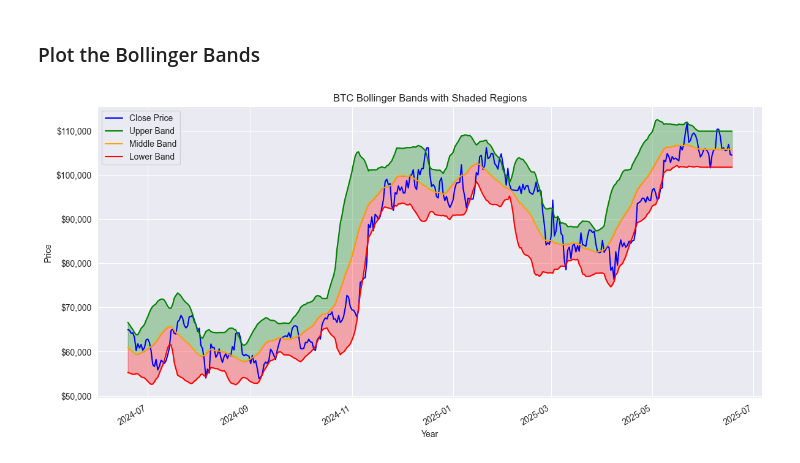
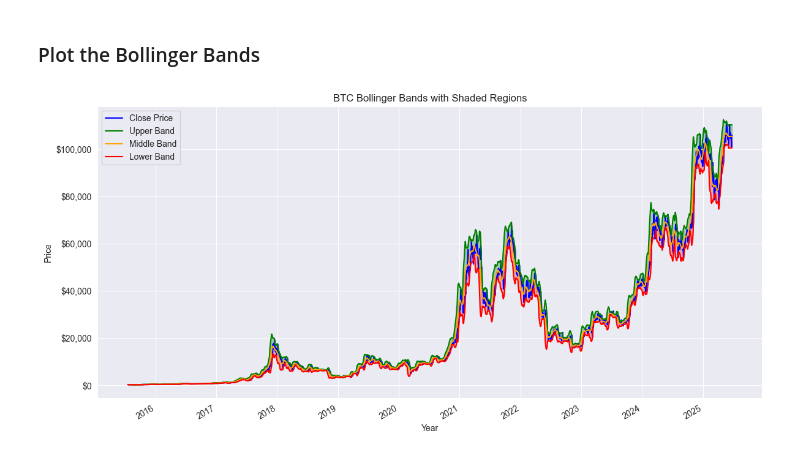
Before and after one commit to kingsuching/cryptoTrading, a Jupyter notebook: CoinbaseMarketAnalysisGradient.ipynb, the cells around one changed output. Saved outputs shown, nothing was run; the diff lists cells and outputs as text; code cells hidden in the pictures.

```diff
--- a/CoinbaseMarketAnalysisGradient.ipynb
+++ b/CoinbaseMarketAnalysisGradient.ipynb
@@ -43,10 +43,10 @@ df
 # %% [markdown]
 All Time Data
 # %%
-# start = datetime.now()
-# end = datetime.strptime('01/01/2008', '%m/%d/%Y')
-# df, coin = prices(COIN, start=end, end=start)
-# df.sort_values('time', ascending=False, inplace=True)
+start = datetime.now()
+end = datetime.strptime('01/01/2008', '%m/%d/%Y')
+df, coin = prices(COIN, start=end, end=start)
+df.sort_values('time', ascending=False, inplace=True)
 # %% [markdown]
 Incorporate FGI metrics
 # %%
@@ -119,30 +119,30 @@ df.drop(columns=['daily_return', 'direction'], inplace=True)
 # %%
 fig, ax = plt.subplots(figsize=(14, 7))
 
 # Plot the price and Bollinger Bands
 ax.plot(df['time'], df['close'], label='Close Price', color='blue')
 ax.plot(df['time'], df['BB_Upper'], label='Upper Band', color='green')
 ax.plot(df['time'], df['BB_Middle'], label='Middle Band', color='orange')
 ax.plot(df['time'], df['BB_Lower'], label='Lower Band', color='red')
 ax.fill_between(df['time'], df['BB_Upper'], df['BB_Middle'], color='green', alpha=0.3)
 ax.fill_between(df['time'], df['BB_Middle'], df['BB_Lower'], color='red', alpha=0.3)
 
 ax.set_xlabel('Year')
 ax.set_ylabel('Price')
 ax.yaxis.set_major_formatter(plt.FuncFormatter(lambda x, _: f'${x:,.0f}'))
 ax.set_title(f'{COIN} Bollinger Bands with Shaded Regions')
 ax.legend()
 ax.grid(True)
 
 fig.autofmt_xdate()
 if not os.path.exists('plots'):
     os.makedirs('plots')
 plt.savefig(f'plots/{COIN}_Bollinger_Bands.png')
 try:
     df.set_index(df['time'], inplace=True, drop=True)
     df.drop('time', axis=1, inplace=True)
 except:
     pass
-df.to_csv(fullDataPath(coin), index=True)
+df.to_csv(fullDataPath(coin), index=False)
 # %% [output]
-[figure, old version]
+[figure, new version]
```
Also changed, not shown: parts of 1 cell of this notebook, 12 other files.
